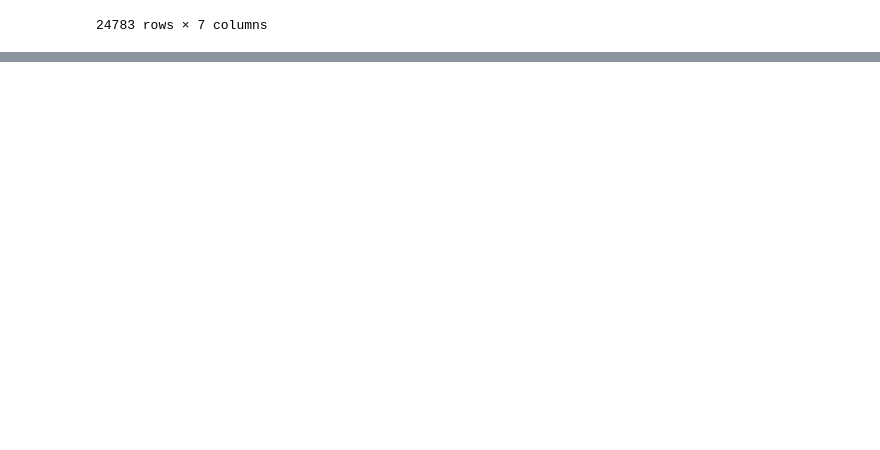
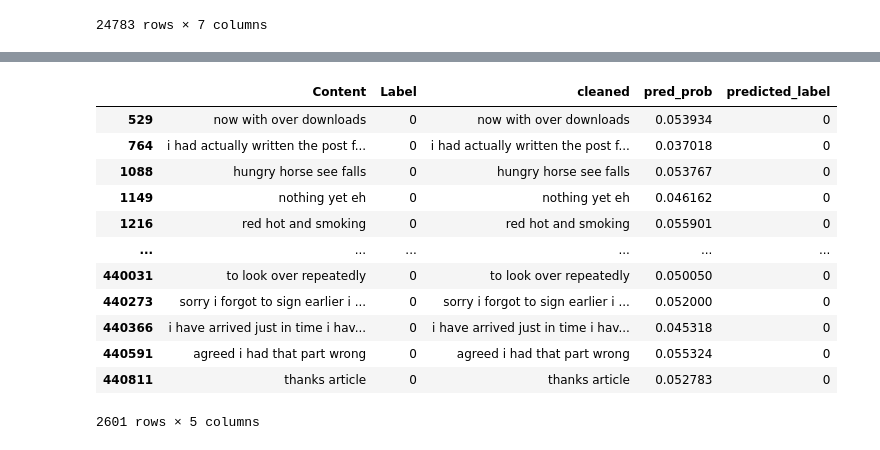
Before and after one commit to abigailxcal/PostModeration, a Jupyter notebook: dataClassifierModel.ipynb, the cells around one changed output, grey strips where cells are left out. Cells and saved outputs as stored; diff of their text form; code cells hidden in the pictures; blank space fills up the shorter version.

```diff
--- a/dataClassifierModel.ipynb
+++ b/dataClassifierModel.ipynb
@@ -237,13 +236,19 @@ sequences = tokenizer.texts_to_sequences(texts)
 padded_sequences = pad_sequences(sequences, padding='post', maxlen=50)  # 50 = max length
 
 X_train, X_test, y_train, y_test = train_test_split(padded_sequences, labels, test_size=0.2, random_state=42, stratify=labels)
+# model = Sequential([
+#     Embedding(input_dim=10000, output_dim=64, input_length=50),
+#     Bidirectional(LSTM(64, return_sequences=False)),
+#     Dropout(0.5),
+#     #Dense(16, activation='softmax'),
+#     Dense(4, activation='relu'),
+#     # Dense(4, activation='softmax'),
+#     Dense(1, activation='sigmoid')
+# ])
 model = Sequential([
-    Embedding(input_dim=10000, output_dim=64, input_length=50),
-    Bidirectional(LSTM(64, return_sequences=False)),
-    Dropout(0.5),
-    #Dense(16, activation='softmax'),
-    Dense(4, activation='relu'),
-    # Dense(4, activation='softmax'),
+    Embedding(input_dim=10000, output_dim=32, input_length=50),
+    Bidirectional(LSTM(32, return_sequences=False)),
+    Dropout(0.3),
     Dense(1, activation='sigmoid')
 ])
 
@@ -254,7 +259,7 @@ model.compile(loss='binary_crossentropy',
 model.summary()
 
 history = model.fit(X_train, y_train,
-                    epochs=3, # 7 epochs: 77% , 5 epochs had 77% accuracy, 3 epochs has 79%
+                    epochs=5, # 7 epochs: 77% , 5 epochs had 77% accuracy, 3 epochs has 79%
                     batch_size=64,
                     validation_split=0.1)
 
@@ -370,14 +375,29 @@ confident_df
 #filter out df so that labeled hate speech is predicted with 98% accuracy and both label and predicted labbel are 1
 hate_df = confident_df[confident_df['predicted_label'] == 1]
 hate_df = hate_df[hate_df['Label'] == 1]
-hate_df = hate_df[hate_df['pred_prob'] > 0.97].sample(n=16000, random_state=42)
+hate_df = hate_df[hate_df['pred_prob'] > 0.977].sample(n=16000, random_state=4)
 
 nonhate_df = confident_df[confident_df['predicted_label'] == 0]
 nonhate_df = nonhate_df[nonhate_df['Label'] == 0]
-nonhate_df = nonhate_df[nonhate_df['pred_prob'] < 0.057]
+nonhate_df = nonhate_df[nonhate_df['pred_prob'] < 0.067]
 
 combined_df = pd.concat([hate_df, nonhate_df], axis=0)
-combined_df.to_csv("TrainingData/combined_df.csv", index=False)
+combined_df.to_csv("TrainingData/combined_df_2.csv", index=False)
 # %%
 hate_df
 nonhate_df
+hate_df
+# %% [output]
+|  | Content | Label | cleaned | pred_prob | predicted_label |
+| 529 | now with over downloads | 0 | now with over downloads | 0.053934 | 0 |
+| 764 | i had actually written the post f... | 0 | i had actually written the post f... | 0.037018 | 0 |
+| 1088 | hungry horse see falls | 0 | hungry horse see falls | 0.053767 | 0 |
+| 1149 | nothing yet eh | 0 | nothing yet eh | 0.046162 | 0 |
+| 1216 | red hot and smoking | 0 | red hot and smoking | 0.055901 | 0 |
+| ... | ... | ... | ... | ... | ... |
+| 440031 | to look over repeatedly | 0 | to look over repeatedly | 0.050050 | 0 |
+| 440273 | sorry i forgot to sign earlier i ... | 0 | sorry i forgot to sign earlier i ... | 0.052000 | 0 |
+| 440366 | i have arrived just in time i hav... | 0 | i have arrived just in time i hav... | 0.045318 | 0 |
+| 440591 | agreed i had that part wrong | 0 | agreed i had that part wrong | 0.055324 | 0 |
+| 440811 | thanks article | 0 | thanks article | 0.052783 | 0 |
+2601 rows × 5 columns
```
Also changed, not shown: parts of 6 cells of this notebook, 13 other files.
